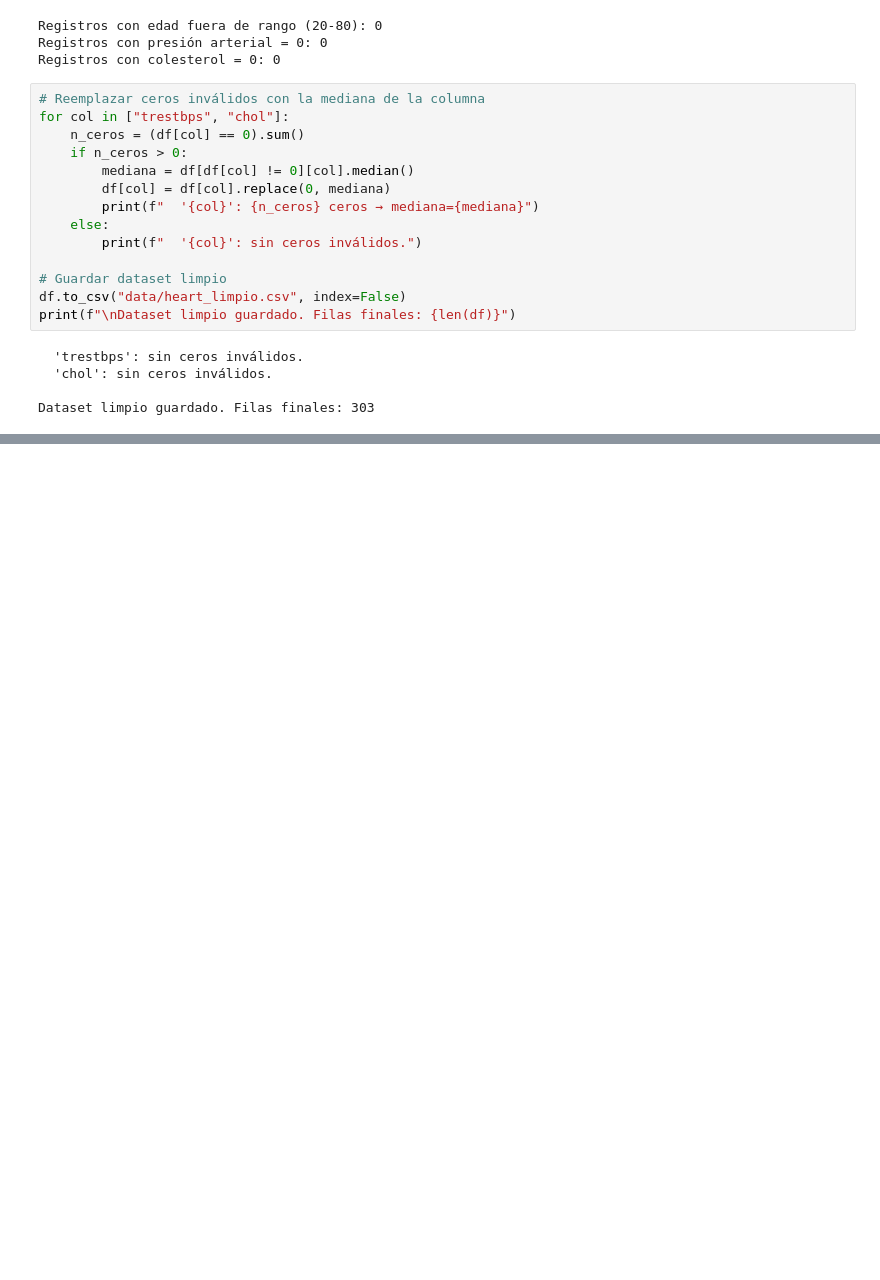
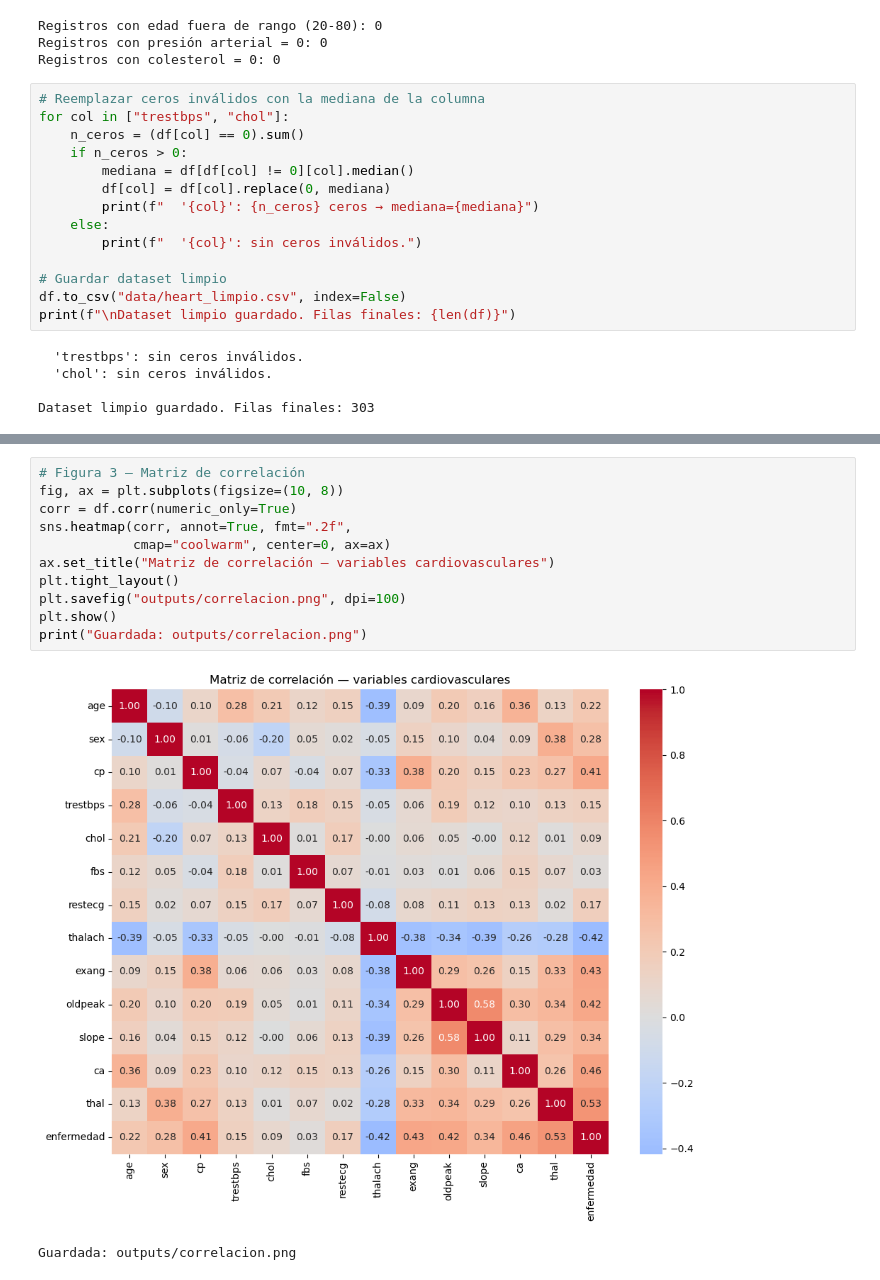
Before and after one commit to bernabe-ortega-tenezaca/proyecto_cardio, a Jupyter notebook: main.ipynb, the cells around one changed output, grey strips where cells are left out. Cells and saved outputs as stored; diff of their text form; blank space fills up the shorter version.

```diff
--- a/main.ipynb
+++ b/main.ipynb
@@ -203,0 +252,14 @@ Dataset limpio guardado. Filas finales: 303
+# %%
+# Figura 3 — Matriz de correlación
+fig, ax = plt.subplots(figsize=(10, 8))
+corr = df.corr(numeric_only=True)
+sns.heatmap(corr, annot=True, fmt=".2f",
+            cmap="coolwarm", center=0, ax=ax)
+ax.set_title("Matriz de correlación — variables cardiovasculares")
+plt.tight_layout()
+plt.savefig("outputs/correlacion.png", dpi=100)
+plt.show()
+print("Guardada: outputs/correlacion.png")
+# %% [output]
+[figure, added]
+Guardada: outputs/correlacion.png
```
Also changed, not shown: parts of 5 cells of this notebook.
